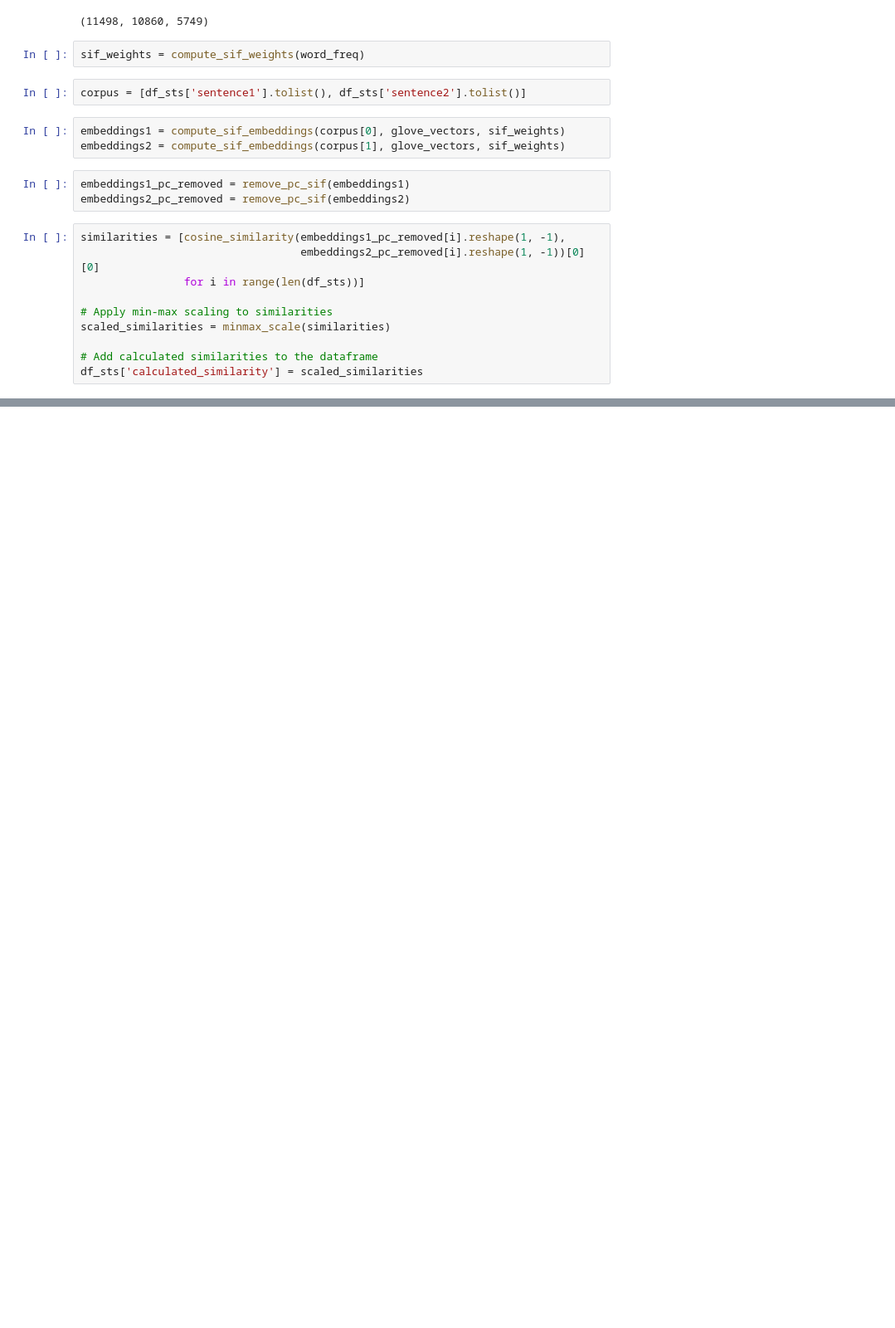
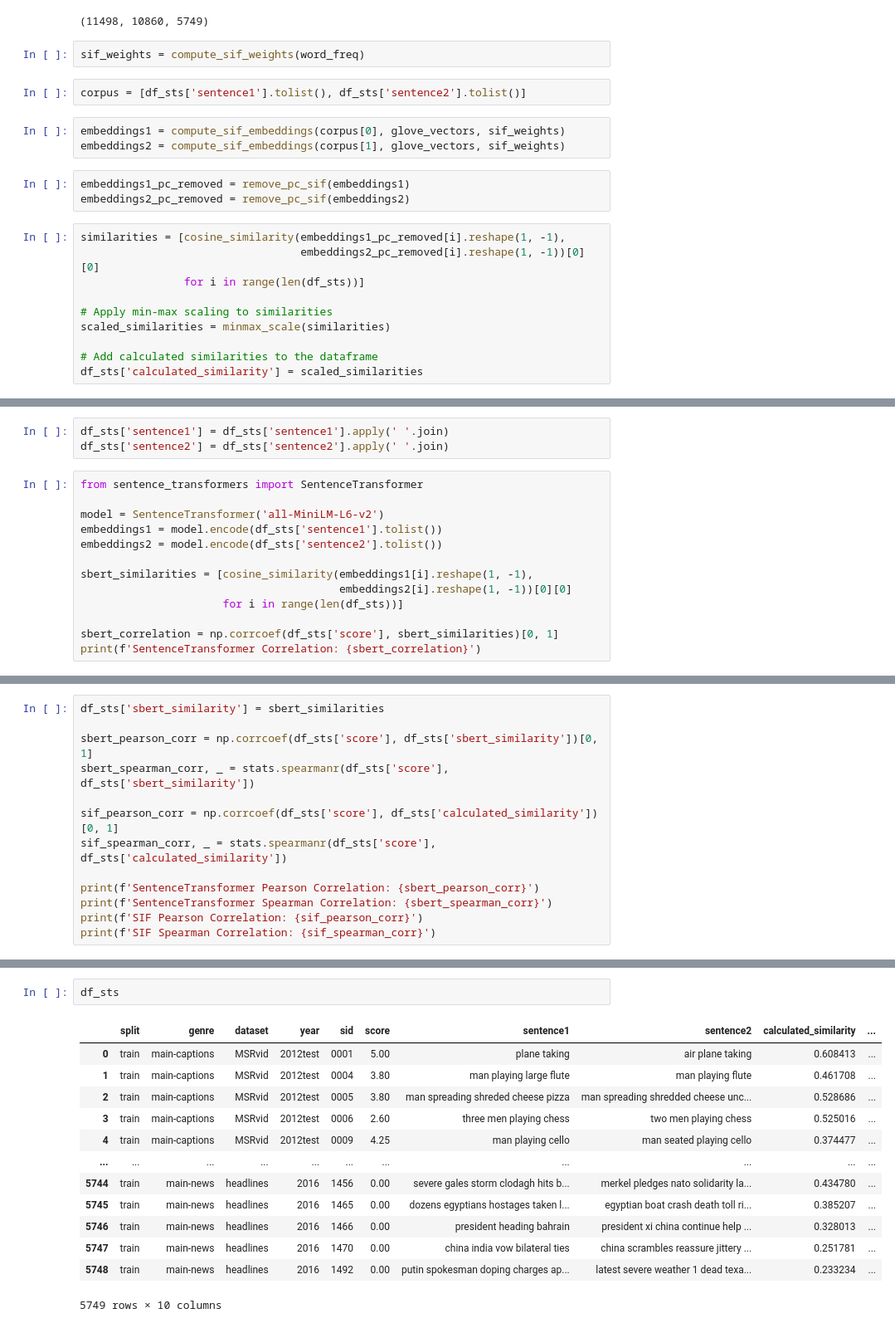
Before and after one commit to dj-sorry/SIF-minmax-vs-sbert, a Jupyter notebook: notebooks/240704.ipynb, the cells around one changed output, grey strips where cells are left out. Shown: that part at 83% size. Drawn from its saved outputs; the diff is of its cells as text; blank space fills up the shorter version.

Commit message:
compare: sif and bert on sts dataset

```diff
--- a/notebooks/240704.ipynb
+++ b/notebooks/240704.ipynb
@@ -109,0 +99,16 @@ print(f'Baseline correlation: {baseline_correlation}')
+# %%
+df_sts['sentence1'] = df_sts['sentence1'].apply(' '.join)
+df_sts['sentence2'] = df_sts['sentence2'].apply(' '.join)
+# %%
+from sentence_transformers import SentenceTransformer
+
+model = SentenceTransformer('all-MiniLM-L6-v2')
+embeddings1 = model.encode(df_sts['sentence1'].tolist())
+embeddings2 = model.encode(df_sts['sentence2'].tolist())
+
+sbert_similarities = [cosine_similarity(embeddings1[i].reshape(1, -1),
+                                        embeddings2[i].reshape(1, -1))[0][0]
+                      for i in range(len(df_sts))]
+
+sbert_correlation = np.corrcoef(df_sts['score'], sbert_similarities)[0, 1]
+print(f'SentenceTransformer Correlation: {sbert_correlation}')
@@ -109,0 +117,13 @@ print(f'Baseline correlation: {baseline_correlation}')
+# %%
+df_sts['sbert_similarity'] = sbert_similarities
+
+sbert_pearson_corr = np.corrcoef(df_sts['score'], df_sts['sbert_similarity'])[0, 1]
+sbert_spearman_corr, _ = stats.spearmanr(df_sts['score'], df_sts['sbert_similarity'])
+
+sif_pearson_corr = np.corrcoef(df_sts['score'], df_sts['calculated_similarity'])[0, 1]
+sif_spearman_corr, _ = stats.spearmanr(df_sts['score'], df_sts['calculated_similarity'])
+
+print(f'SentenceTransformer Pearson Correlation: {sbert_pearson_corr}')
+print(f'SentenceTransformer Spearman Correlation: {sbert_spearman_corr}')
+print(f'SIF Pearson Correlation: {sif_pearson_corr}')
+print(f'SIF Spearman Correlation: {sif_spearman_corr}')
@@ -109,0 +146,16 @@ print(f'Baseline correlation: {baseline_correlation}')
+# %%
+df_sts
+# %% [output]
+|  | split | genre | dataset | year | sid | score | sentence1 | sentence2 | calculated_similarity | ... |
+| 0 | train | main-captions | MSRvid | 2012test | 0001 | 5.00 | plane taking | air plane taking | 0.608413 | ... |
+| 1 | train | main-captions | MSRvid | 2012test | 0004 | 3.80 | man playing large flute | man playing flute | 0.461708 | ... |
+| 2 | train | main-captions | MSRvid | 2012test | 0005 | 3.80 | man spreading shreded cheese pizza | man spreading shredded cheese unc... | 0.528686 | ... |
+| 3 | train | main-captions | MSRvid | 2012test | 0006 | 2.60 | three men playing chess | two men playing chess | 0.525016 | ... |
+| 4 | train | main-captions | MSRvid | 2012test | 0009 | 4.25 | man playing cello | man seated playing cello | 0.374477 | ... |
+| ... | ... | ... | ... | ... | ... | ... | ... | ... | ... | ... |
+| 5744 | train | main-news | headlines | 2016 | 1456 | 0.00 | severe gales storm clodagh hits b... | merkel pledges nato solidarity la... | 0.434780 | ... |
+| 5745 | train | main-news | headlines | 2016 | 1465 | 0.00 | dozens egyptians hostages taken l... | egyptian boat crash death toll ri... | 0.385207 | ... |
+| 5746 | train | main-news | headlines | 2016 | 1466 | 0.00 | president heading bahrain | president xi china continue help ... | 0.328013 | ... |
+| 5747 | train | main-news | headlines | 2016 | 1470 | 0.00 | china india vow bilateral ties | china scrambles reassure jittery ... | 0.251781 | ... |
+| 5748 | train | main-news | headlines | 2016 | 1492 | 0.00 | putin spokesman doping charges ap... | latest severe weather 1 dead texa... | 0.233234 | ... |
+5749 rows × 10 columns
```
Also changed, not shown: parts of 7 cells of this notebook.
